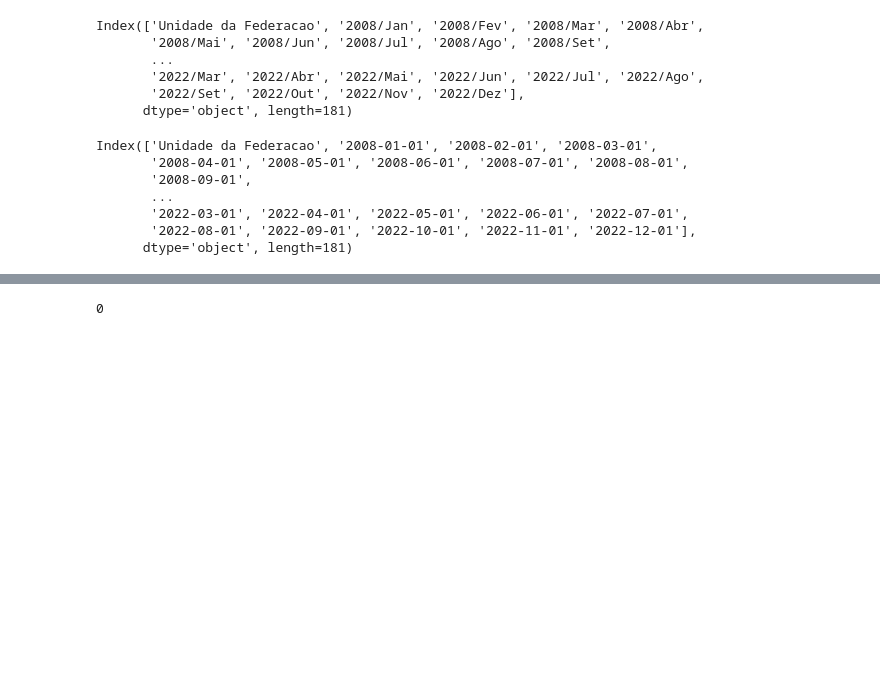
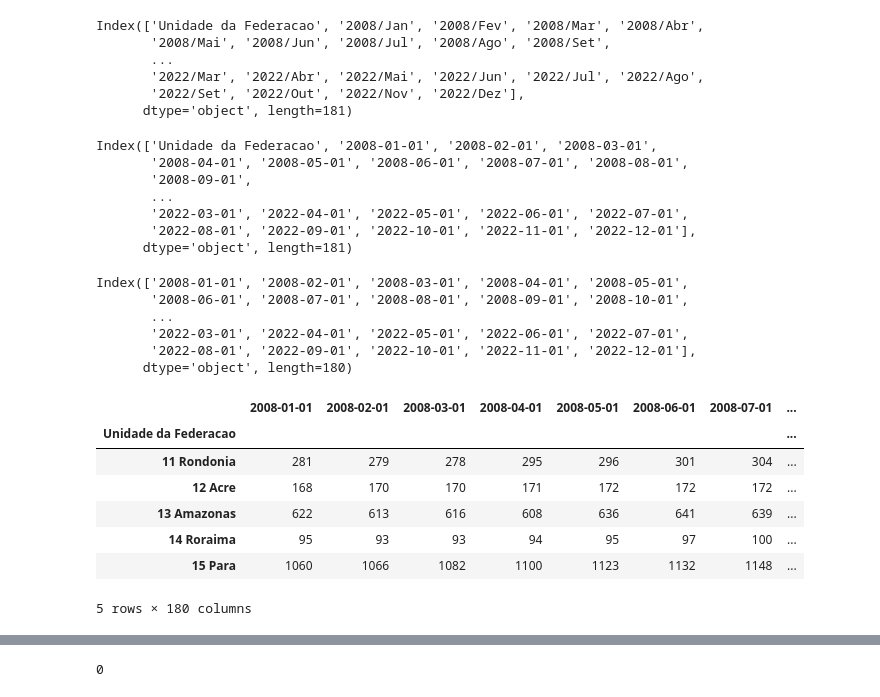
Before and after one commit to luizamfsantos/Brazil-Healthcare-Workforce-Analysis, a Jupyter notebook: Codigo/src/Preprocessamento de Dados/data_cleaning.ipynb, the cells around one changed output, grey strips where cells are left out. Drawn from its saved outputs; the diff is of its cells as text; code cells hidden in the pictures; blank space fills up the shorter version.

```diff
--- a/Codigo/src/Preprocessamento de Dados/data_cleaning.ipynb
+++ b/Codigo/src/Preprocessamento de Dados/data_cleaning.ipynb
@@ -44,3 +44,23 @@ Index(['Unidade da Federacao', '2008-01-01', '2008-02-01', '2008-03-01',
       dtype='object', length=181)
 # %%
 df.set_index("Unidade da Federacao", inplace=True)
+# %%
+df.columns
+# %% [output]
+Index(['2008-01-01', '2008-02-01', '2008-03-01', '2008-04-01', '2008-05-01',
+       '2008-06-01', '2008-07-01', '2008-08-01', '2008-09-01', '2008-10-01',
+       ...
+       '2022-03-01', '2022-04-01', '2022-05-01', '2022-06-01', '2022-07-01',
+       '2022-08-01', '2022-09-01', '2022-10-01', '2022-11-01', '2022-12-01'],
+      dtype='object', length=180)
+# %%
+df.head()
+# %% [output]
+|  | 2008-01-01 | 2008-02-01 | 2008-03-01 | 2008-04-01 | 2008-05-01 | 2008-06-01 | 2008-07-01 | ... |
+| Unidade da Federacao |  |  |  |  |  |  |  | ... |
+| 11 Rondonia | 281 | 279 | 278 | 295 | 296 | 301 | 304 | ... |
+| 12 Acre | 168 | 170 | 170 | 171 | 172 | 172 | 172 | ... |
+| 13 Amazonas | 622 | 613 | 616 | 608 | 636 | 641 | 639 | ... |
+| 14 Roraima | 95 | 93 | 93 | 94 | 95 | 97 | 100 | ... |
+| 15 Para | 1060 | 1066 | 1082 | 1100 | 1123 | 1132 | 1148 | ... |
+5 rows × 180 columns
```
Also changed, not shown: parts of 11 cells of this notebook.
